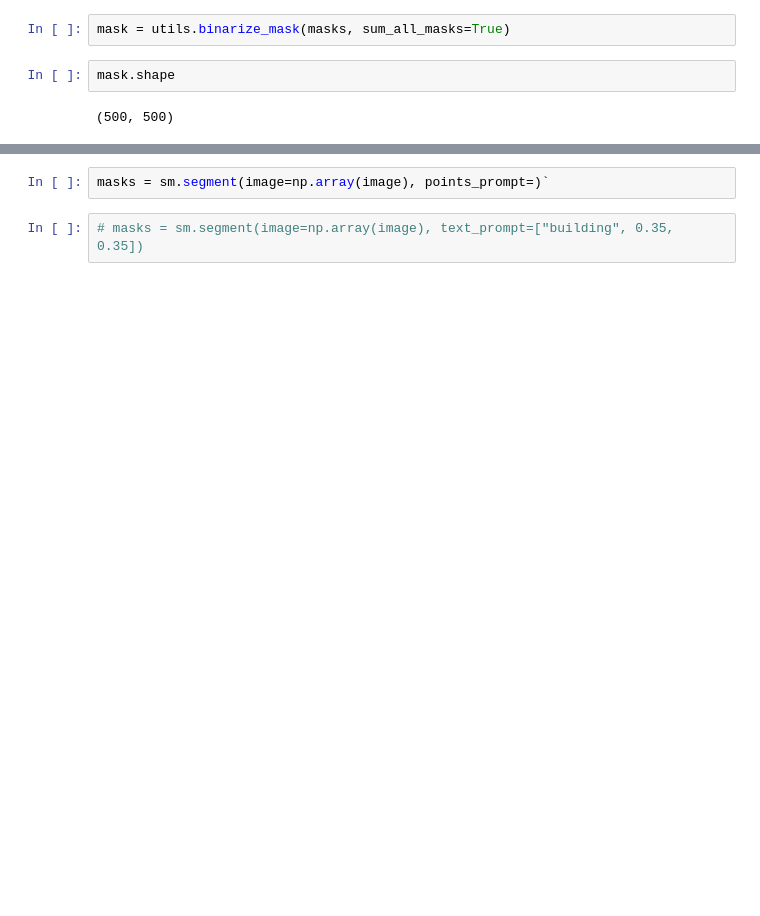
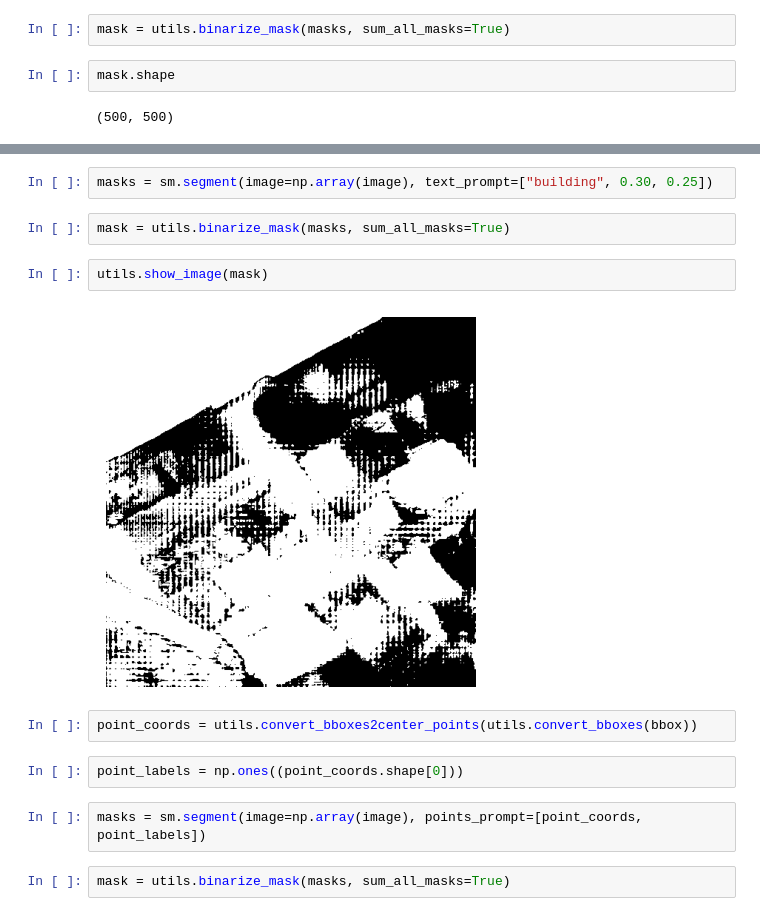
Before and after one commit to VectorInstitute/SegMate, a Jupyter notebook: segmate_demo.ipynb, the cells around one changed output, grey strips where cells are left out. Drawn from its saved outputs; the diff is of its cells as text; blank space fills up the shorter version.

Commit message:
fixing points input prompt and adding utils functions

```diff
--- a/segmate_demo.ipynb
+++ b/segmate_demo.ipynb
@@ -84,4 +83,16 @@ utils.show_image(mask)
-# %%
-masks = sm.segment(image=np.array(image), points_prompt=)`
 # %%
-# masks = sm.segment(image=np.array(image), text_prompt=["building", 0.35, 0.35])
+masks = sm.segment(image=np.array(image), text_prompt=["building", 0.30, 0.25])
+# %%
+mask = utils.binarize_mask(masks, sum_all_masks=True)
+# %%
+utils.show_image(mask)
+# %% [output]
+[figure, added]
+# %%
+point_coords = utils.convert_bboxes2center_points(utils.convert_bboxes(bbox))
+# %%
+point_labels = np.ones((point_coords.shape[0]))
+# %%
+masks = sm.segment(image=np.array(image), points_prompt=[point_coords, point_labels])
+# %%
+mask = utils.binarize_mask(masks, sum_all_masks=True)
```
Also changed, not shown: parts of 7 cells of this notebook, 2 other files.
